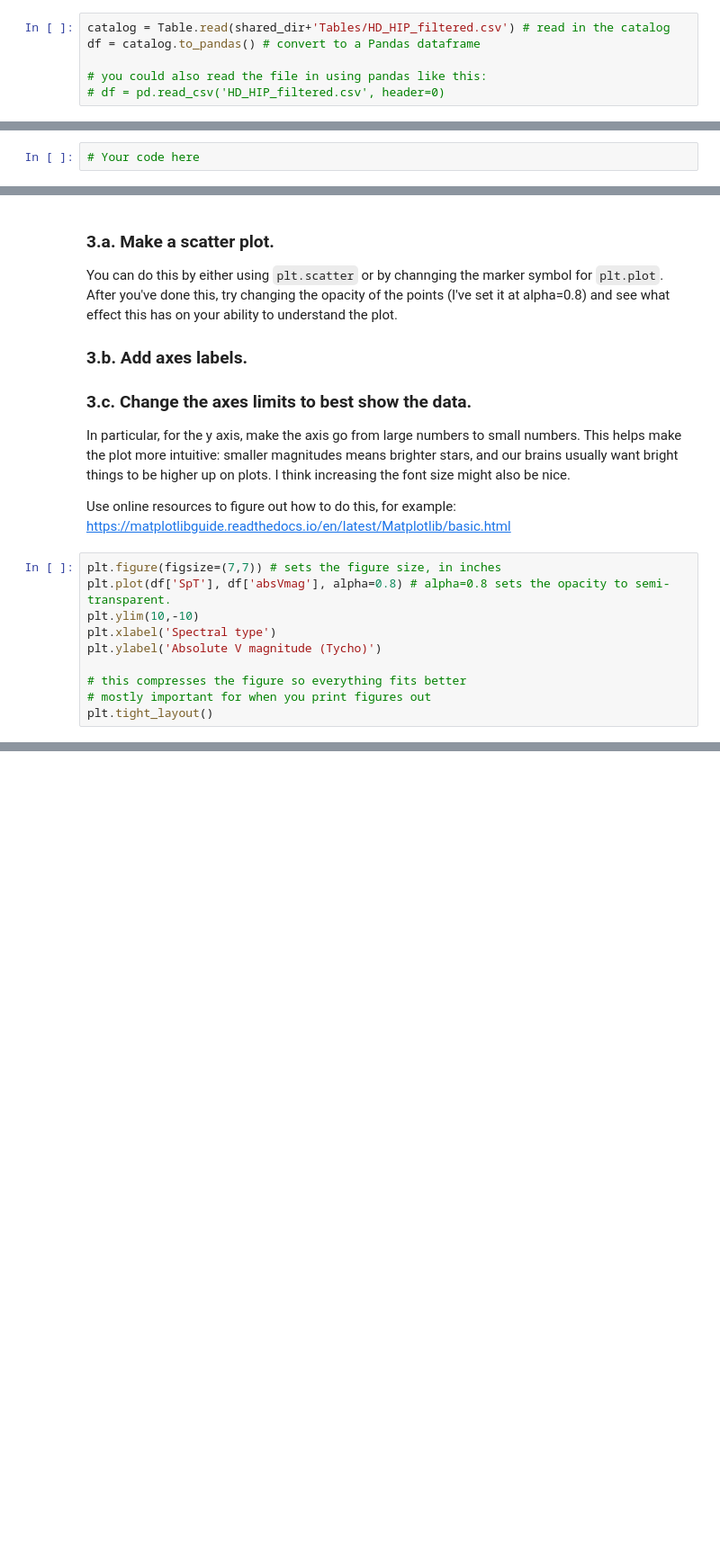
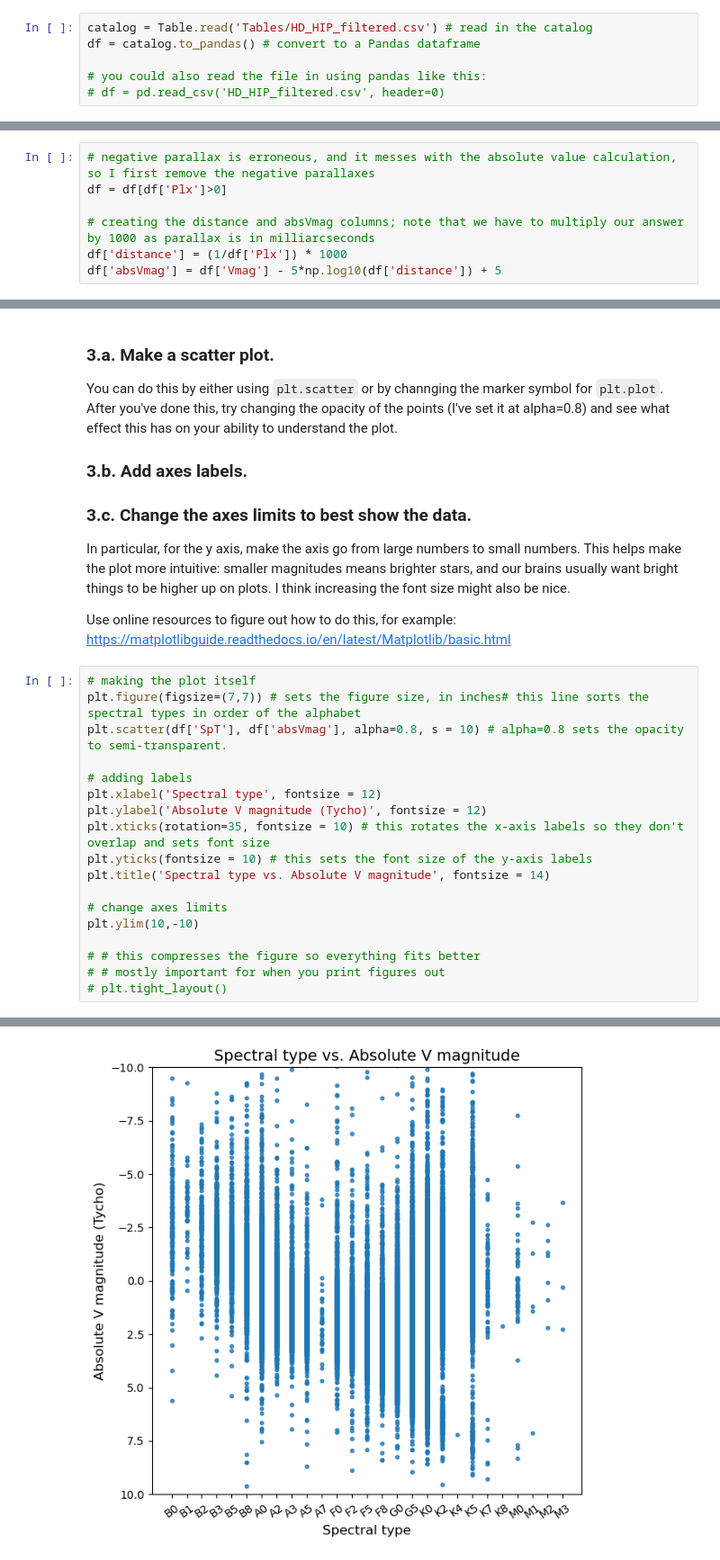
Before and after one commit to bawa27/dartmouth_p31.04, a Jupyter notebook: 2. Our first HR Diagram student.ipynb, the cells around one changed output, grey strips where cells are left out. Shown at 90% size. Cells and saved outputs as stored; diff of their text form; blank space fills up the shorter version.

```diff
--- a/2. Our first HR Diagram student.ipynb
+++ b/2. Our first HR Diagram student.ipynb
@@ -28,7 +31,7 @@ There are two ways to read in the table, which is a file called "HD_HIP_filtered
 
 Now, we can read in the table using python, and store the result so that we can access the whole table. There are two good ways to do this. The `astropy` library contains a module `table` that is very helpful, and has some great customization for formats used by astronomers. But, we could also use the `pandas` library, which is used most in the data science community. Pandas tables (called **dataframes**) are very powerful, as we'll see later. I generally use `astropy` to read in tables, and then convert the table to do a pandas dataframe.
 # %%
-catalog = Table.read(shared_dir+'Tables/HD_HIP_filtered.csv') # read in the catalog
+catalog = Table.read('Tables/HD_HIP_filtered.csv') # read in the catalog
 df = catalog.to_pandas() # convert to a Pandas dataframe
 
 # you could also read the file in using pandas like this:
@@ -96,6 +160,11 @@ Look up equations for the parallax and for absolute magnitude if you don't remem
 df['Bmag'] = df['B-V'] + df['Vmag']
 # %%
-# Your code here
+# negative parallax is erroneous, and it messes with the absolute value calculation, so I first remove the negative parallaxes
+df = df[df['Plx']>0]
+
+# creating the distance and absVmag columns; note that we have to multiply our answer by 1000 as parallax is in milliarcseconds
+df['distance'] = (1/df['Plx']) * 1000
+df['absVmag'] = df['Vmag'] - 5*np.log10(df['distance']) + 5
 # %% [markdown]
 ## Assessing the results
 
@@ -151,12 +235,21 @@ In particular, for the y axis, make the axis go from large numbers to small numb
 
 Use online resources to figure out how to do this, for example: https://matplotlibguide.readthedocs.io/en/latest/Matplotlib/basic.html
 # %%
-plt.figure(figsize=(7,7)) # sets the figure size, in inches
-plt.plot(df['SpT'], df['absVmag'], alpha=0.8) # alpha=0.8 sets the opacity to semi-transparent.
+# making the plot itself
+plt.figure(figsize=(7,7)) # sets the figure size, in inches# this line sorts the spectral types in order of the alphabet
+plt.scatter(df['SpT'], df['absVmag'], alpha=0.8, s = 10) # alpha=0.8 sets the opacity to semi-transparent.
+
+# adding labels
+plt.xlabel('Spectral type', fontsize = 12)
+plt.ylabel('Absolute V magnitude (Tycho)', fontsize = 12)
+plt.xticks(rotation=35, fontsize = 10) # this rotates the x-axis labels so they don't overlap and sets font size
+plt.yticks(fontsize = 10) # this sets the font size of the y-axis labels
+plt.title('Spectral type vs. Absolute V magnitude', fontsize = 14)
+
+# change axes limits
 plt.ylim(10,-10)
-plt.xlabel('Spectral type')
-plt.ylabel('Absolute V magnitude (Tycho)')
 
-# this compresses the figure so everything fits better
-# mostly important for when you print figures out
-plt.tight_layout()
+# # this compresses the figure so everything fits better
+# # mostly important for when you print figures out
+# plt.tight_layout()
+# %% [output]
@@ -163,3 +257,4 @@ plt.tight_layout()
+[figure, added]
 # %% [markdown]
 ## The color-absolute magnitude diagram (CMD)
 
```
Also changed, not shown: parts of 27 cells of this notebook, 3 other files.
